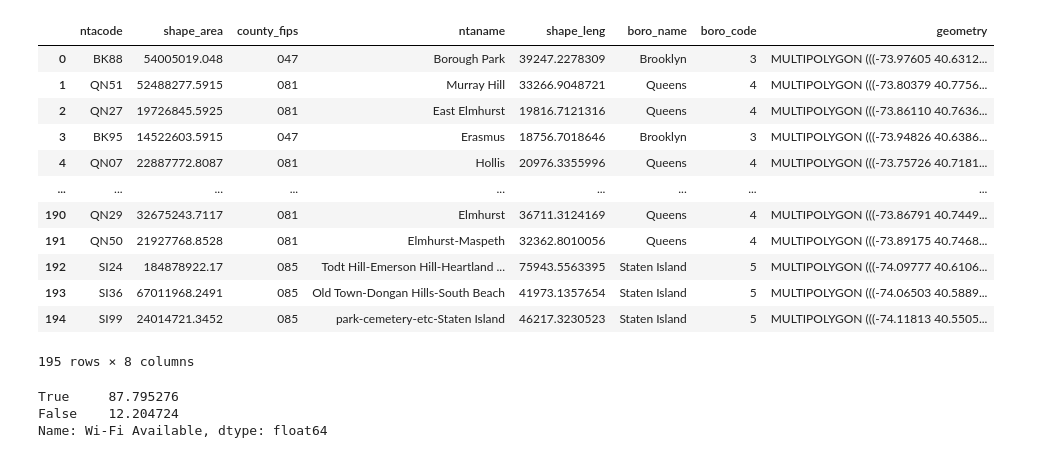
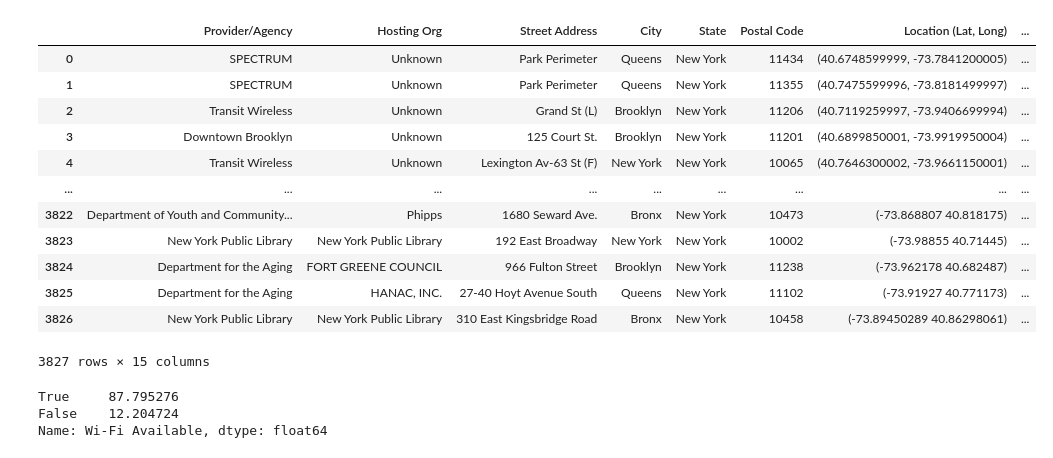
Before and after one commit to elliotttrio/mocto-capstone, a Jupyter notebook: Mapping.ipynb, the cells around one changed output. Cells and saved outputs as stored; diff of their text form; code cells hidden in the pictures.

```diff
--- a/Mapping.ipynb
+++ b/Mapping.ipynb
@@ -30,2 +9,4 @@ df = pd.read_csv("/content/drive/MyDrive/SIPA CTO Fighting Digital Redlining Cap
+# %%
+combined_df = pd.read_csv("combined_data-2.csv")
 # %%
 df = df.rename(columns={"NTA Name": "neighborhood", "NTA Code": "ntacode"})
@@ -36,19 +17,19 @@ nta = gpd.read_file('/content/drive/MyDrive/SIPA CTO Fighting Digital Redlining
-# %%
-nta
-# %% [output]
-|  | ntacode | shape_area | county_fips | ntaname | shape_leng | boro_name | boro_code | geometry |
-| 0 | BK88 | 54005019.048 | 047 | Borough Park | 39247.2278309 | Brooklyn | 3 | MULTIPOLYGON (((-73.97605 40.6312... |
-| 1 | QN51 | 52488277.5915 | 081 | Murray Hill | 33266.9048721 | Queens | 4 | MULTIPOLYGON (((-73.80379 40.7756... |
-| 2 | QN27 | 19726845.5925 | 081 | East Elmhurst | 19816.7121316 | Queens | 4 | MULTIPOLYGON (((-73.86110 40.7636... |
-| 3 | BK95 | 14522603.5915 | 047 | Erasmus | 18756.7018646 | Brooklyn | 3 | MULTIPOLYGON (((-73.94826 40.6386... |
-| 4 | QN07 | 22887772.8087 | 081 | Hollis | 20976.3355996 | Queens | 4 | MULTIPOLYGON (((-73.75726 40.7181... |
-| ... | ... | ... | ... | ... | ... | ... | ... | ... |
-| 190 | QN29 | 32675243.7117 | 081 | Elmhurst | 36711.3124169 | Queens | 4 | MULTIPOLYGON (((-73.86791 40.7449... |
-| 191 | QN50 | 21927768.8528 | 081 | Elmhurst-Maspeth | 32362.8010056 | Queens | 4 | MULTIPOLYGON (((-73.89175 40.7468... |
-| 192 | SI24 | 184878922.17 | 085 | Todt Hill-Emerson Hill-Heartland ... | 75943.5563395 | Staten Island | 5 | MULTIPOLYGON (((-74.09777 40.6106... |
-| 193 | SI36 | 67011968.2491 | 085 | Old Town-Dongan Hills-South Beach | 41973.1357654 | Staten Island | 5 | MULTIPOLYGON (((-74.06503 40.5889... |
-| 194 | SI99 | 24014721.3452 | 085 | park-cemetery-etc-Staten Island | 46217.3230523 | Staten Island | 5 | MULTIPOLYGON (((-74.11813 40.5505... |
-195 rows × 8 columns
+# %%
+combined_df
+# %% [output]
+|  | Provider/Agency | Hosting Org | Street Address | City | State | Postal Code | Location (Lat, Long) | ... |
+| 0 | SPECTRUM | Unknown | Park Perimeter | Queens | New York | 11434 | (40.6748599999, -73.7841200005) | ... |
+| 1 | SPECTRUM | Unknown | Park Perimeter | Queens | New York | 11355 | (40.7475599996, -73.8181499997) | ... |
+| 2 | Transit Wireless | Unknown | Grand St (L) | Brooklyn | New York | 11206 | (40.7119259997, -73.9406699994) | ... |
+| 3 | Downtown Brooklyn | Unknown | 125 Court St. | Brooklyn | New York | 11201 | (40.6899850001, -73.9919950004) | ... |
+| 4 | Transit Wireless | Unknown | Lexington Av-63 St (F) | New York | New York | 10065 | (40.7646300002, -73.9661150001) | ... |
+| ... | ... | ... | ... | ... | ... | ... | ... | ... |
+| 3822 | Department of Youth and Community... | Phipps | 1680 Seward Ave. | Bronx | New York | 10473 | (-73.868807 40.818175) | ... |
+| 3823 | New York Public Library | New York Public Library | 192 East Broadway | New York | New York | 10002 | (-73.98855 40.71445) | ... |
+| 3824 | Department for the Aging | FORT GREENE COUNCIL | 966 Fulton Street | Brooklyn | New York | 11238 | (-73.962178 40.682487) | ... |
+| 3825 | Department for the Aging | HANAC, INC. | 27-40 Hoyt Avenue South | Queens | New York | 11102 | (-73.91927 40.771173) | ... |
+| 3826 | New York Public Library | New York Public Library | 310 East Kingsbridge Road | Bronx | New York | 10458 | (-73.89450289 40.86298061) | ... |
+3827 rows × 15 columns
 # %%
 point_gdf = gpd.GeoDataFrame(df, geometry = gpd.points_from_xy(df.Longitude, df.Latitude))
 # %%
```
Also changed, not shown: parts of 6 cells of this notebook, 2 other files.
